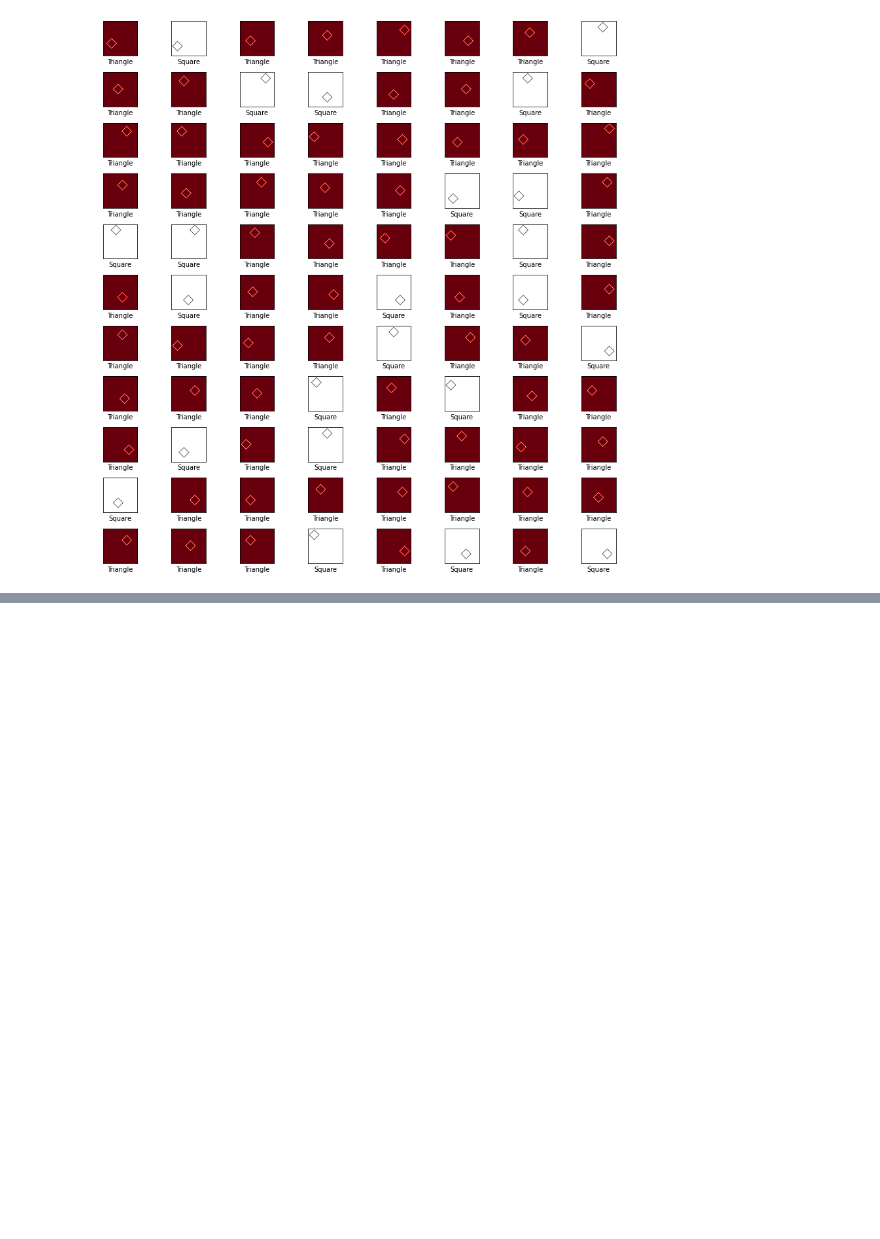
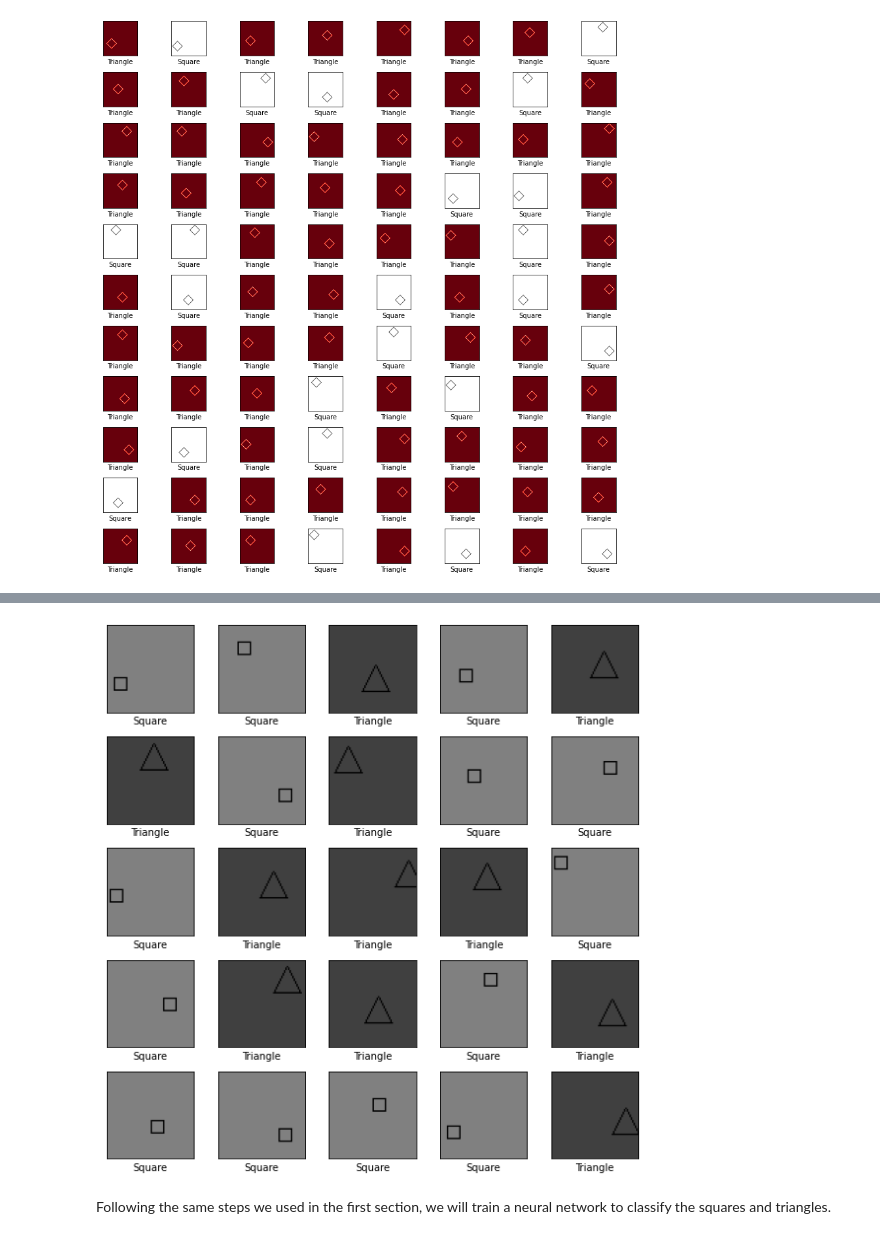
Before and after one commit to fau-masters-collected-works-cgarbin/machine-learning-but-not-understanding, a Jupyter notebook: deep_learning_but_not_understanding.ipynb, the cells around one changed output, grey strips where cells are left out. Saved outputs shown, nothing was run; the diff lists cells and outputs as text; code cells hidden in the pictures; blank space fills up the shorter version.

Commit message:
Finished last section

```diff
--- a/deep_learning_but_not_understanding.ipynb
+++ b/deep_learning_but_not_understanding.ipynb
@@ -96,7 +96,7 @@ def draw_pictures(pictures, labels, figsize, count, ncols):
         plt.subplot(count // ncols, ncols, i+1)
         plt.xticks([])
         plt.yticks([])
-        plt.imshow(pictures[i], cmap='gray')
+        plt.imshow(pictures[i], cmap='gray', vmin=0, vmax=255)
         if labels is not None:
             plt.xlabel(class_names[labels[i]])
     plt.tight_layout()
@@ -288,6 +294,12 @@ The neural network may be learning, but it is definitely not understanding.
 # %%
 (train_set, train_label), (test_set, test_label) = images.get_color_dataset(10)
 class_names = images.get_class_labels()
+
+draw_pictures(train_set, train_label, (8,8), 25, 5)
+# %% [output]
+[figure, added]
+# %% [markdown]
+Following the same steps we used in the first section, we will train a neural network to classify the squares and triangles.
 # %%
 train_set, train_label = images.prepare_set(train_set, train_label)
 test_set, test_label = images.prepare_set(test_set, test_label)
```
Also changed, not shown: parts of 28 cells of this notebook, 2 other files.
